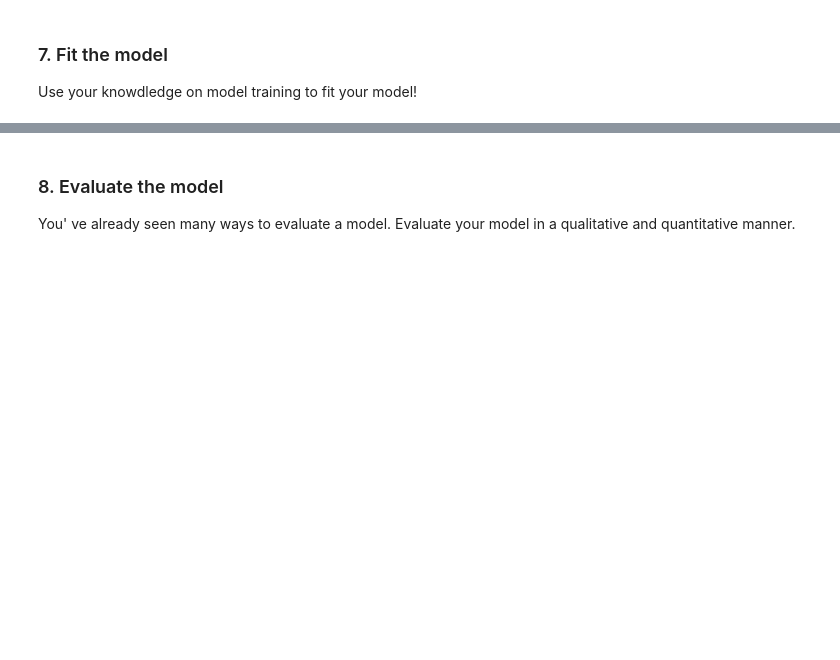
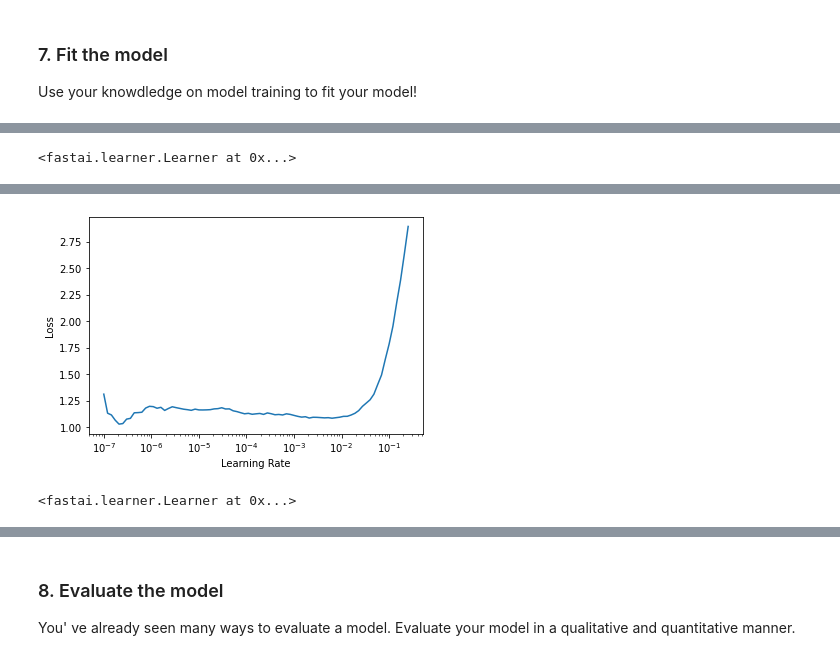
Before and after one commit to pds2021/a5-LukasHoerner, a Jupyter notebook: Assignment_5.ipynb, the cells around one changed output, grey strips where cells are left out. Saved outputs shown, nothing was run; the diff lists cells and outputs as text; code cells hidden in the pictures; blank space fills up the shorter version.

```diff
--- a/Assignment_5.ipynb
+++ b/Assignment_5.ipynb
@@ -200,0 +213,3 @@ Use your knowdledge on model training to fit your model!
+# %%
+learn.fit_one_cycle(4, (lr_min + lr_steep)/2) #resnet 34: err_rate: 0.361006 	topk: 0.831120
+learn.save('stage-1-res50')
@@ -200,0 +223,7 @@ Use your knowdledge on model training to fit your model!
+# %%
+learn.load('stage-1')
+# %% [output]
+<fastai.learner.Learner at 0x...>
+# %%
+lr_min, lr_steep = learn.lr_find()
+# %% [output]
@@ -200,0 +231,5 @@ Use your knowdledge on model training to fit your model!
+[figure, added]
+# %%
+learn.load('stage-1-res50')
+# %% [output]
+<fastai.learner.Learner at 0x...>
```
Also changed, not shown: parts of 71 cells of this notebook.
